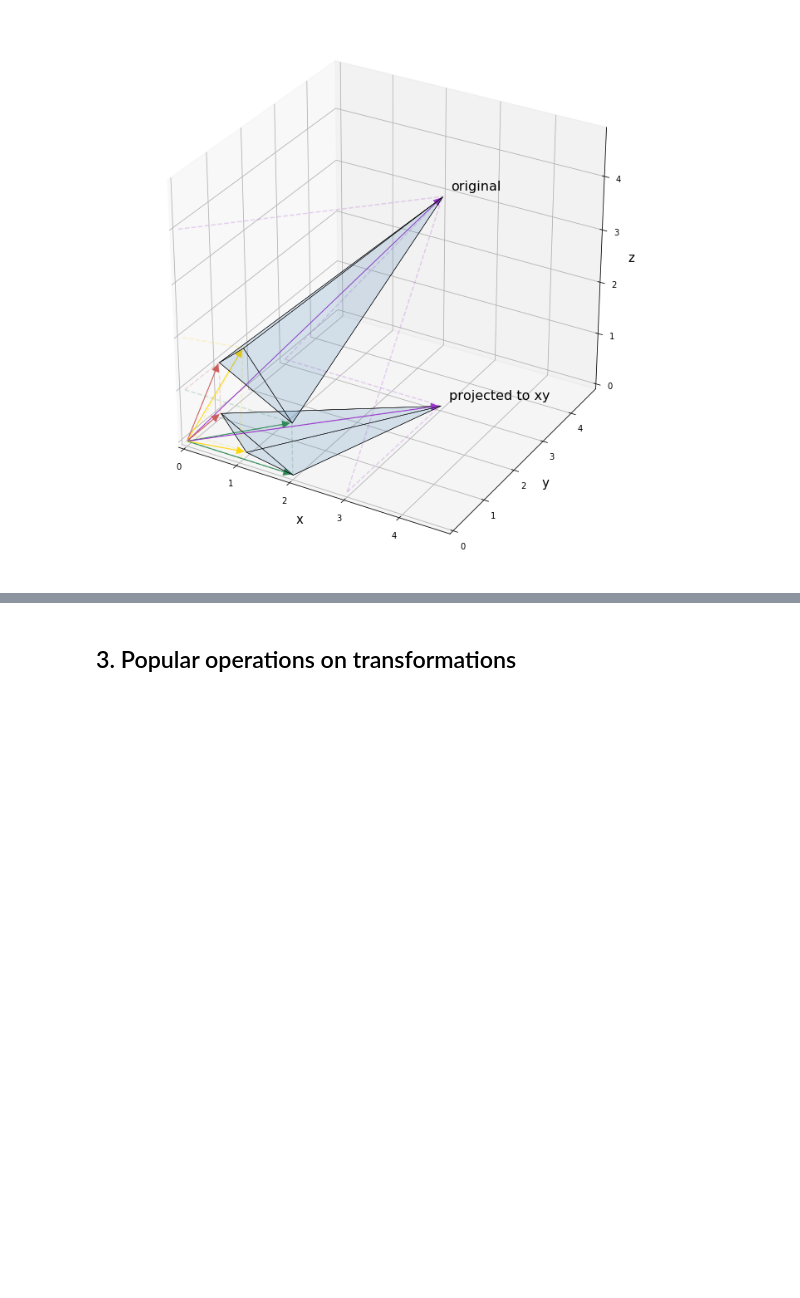
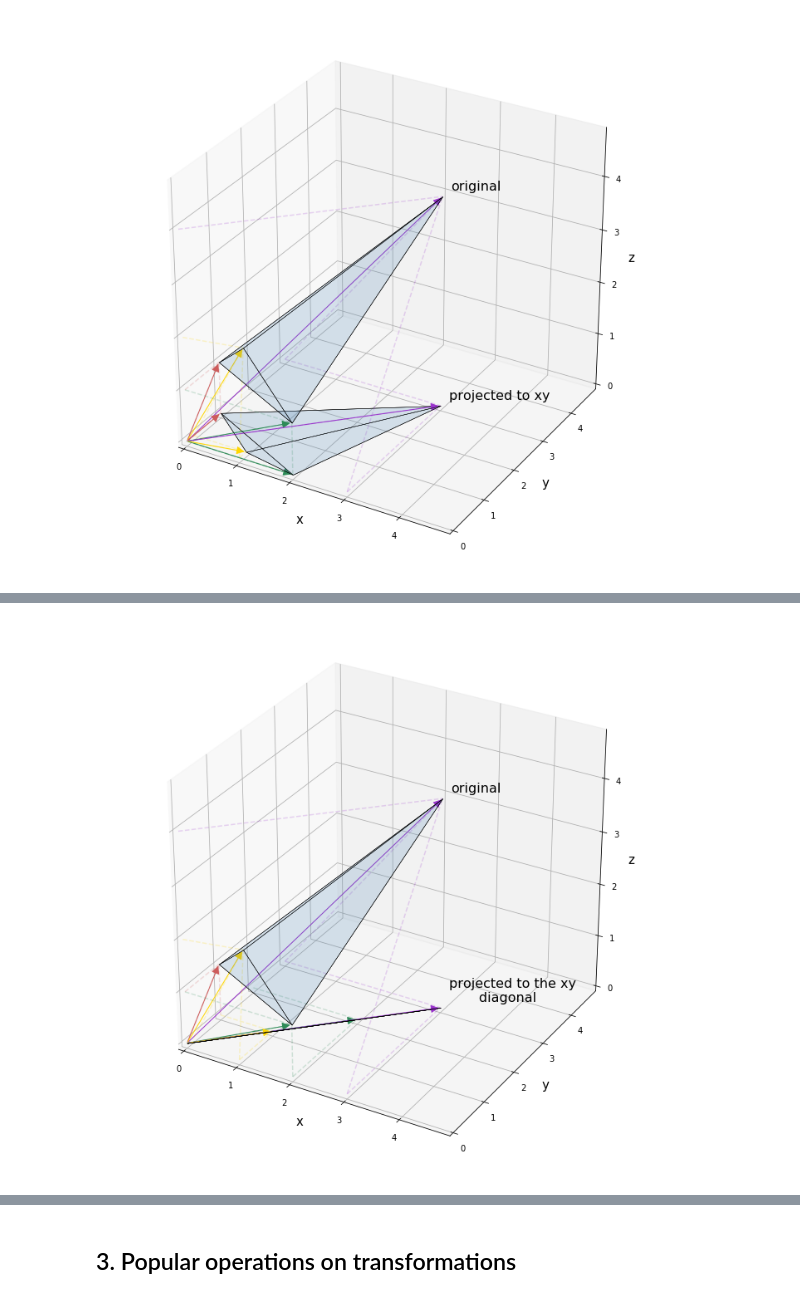
Before and after one commit to koulakis/interactive-math-for-data-science, a Jupyter notebook: linear_algebra.ipynb, the cells around one changed output, grey strips where cells are left out. Saved outputs shown, nothing was run; the diff lists cells and outputs as text; code cells hidden in the pictures; blank space fills up the shorter version.

```diff
--- a/linear_algebra.ipynb
+++ b/linear_algebra.ipynb
@@ -112,9 +116,13 @@ def plot_3D_vector(ax, vector, lw=1, color='black', with_coordinate_projections=
     ax.set_ylabel('y', fontsize=fontsize)
     ax.set_zlabel('z', fontsize=fontsize)
 # %%
-def plot_3D_vectors_and_polyhedron(ax, vectors, colors):
-    for vector, color in zip(vectors, colors):
-        plot_3D_vector(ax, vector, color=color)
+def plot_3D_vectors_and_polyhedron(ax, vectors, colors=None):
+    if colors:
+        for vector, color in zip(vectors, colors):
+            plot_3D_vector(ax, vector, color=color)
+    else:
+        for vector in vectors:
+            plot_3D_vector(ax, vector)
 
     for combination in list(itools.combinations(vectors, 3)):
         ax.add_collection3d(Poly3DCollection(
@@ -608,0 +621,25 @@ plt.show()
+# %%
+fig = plt.figure(figsize=(12, 12))
+ax = fig.gca(projection='3d')
+
+projection_xy = np.array([
+    [1, 0, 0],
+    [1, 0, 0],
+    [0, 0, 0]
+])
+
+transformed_vectors_3D = [np.matmul(projection_xy, vector) for vector in vectors_3D]
+
+plot_3D_vectors_and_polyhedron(ax, vectors_3D, colors_3D)
+fontsize_3D = 16
+ax.text(*(vectors_3D[2] + 0.1), 'original', fontsize=fontsize_3D)
+
+plot_3D_vectors_and_polyhedron(ax, transformed_vectors_3D, colors_3D)
+ax.text(
+    *(transformed_vectors_3D[2] + 0.1),
+    'projected to the xy\n       diagonal',
+    fontsize=fontsize_3D)
+
+plt.show()
+# %% [output]
+[figure, added]
```
Also changed, not shown: parts of 13 cells of this notebook.
